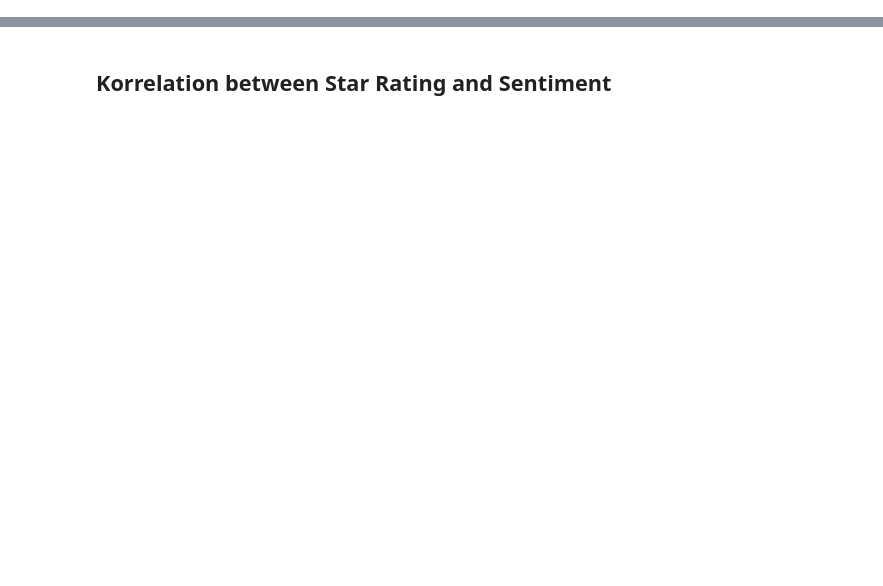
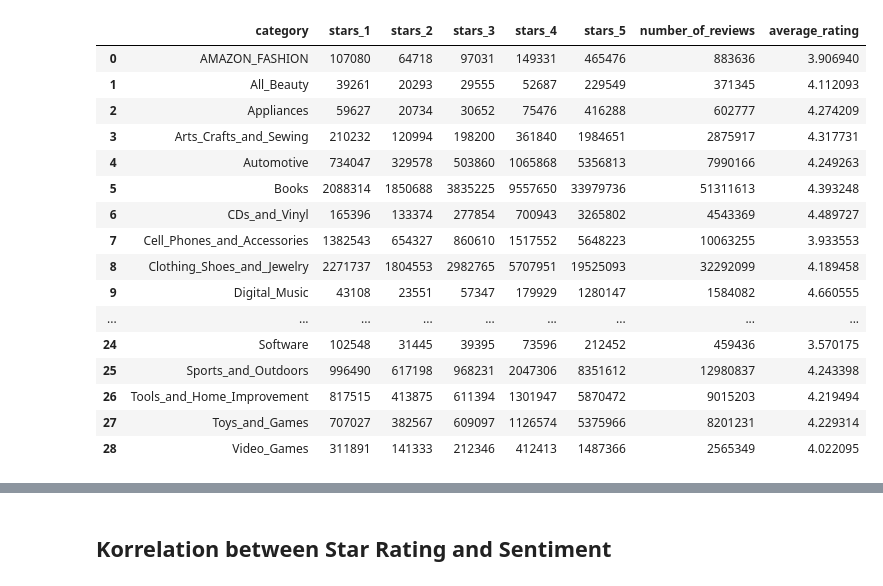
Before and after one commit to mkleinegger/amazon-reviews-sentinent-analysis, a Jupyter notebook: question1.ipynb, the cells around one changed output, grey strips where cells are left out. Drawn from its saved outputs; the diff is of its cells as text; code cells hidden in the pictures; blank space fills up the shorter version.

```diff
--- a/question1.ipynb
+++ b/question1.ipynb
@@ -327,0 +8,16 @@ print(data_sample.shape)
+# %%
+import pyspark.pandas as ps
+import pandas as pd
+import numpy as np
+import seaborn as sns
+import matplotlib.pyplot as plt
+from pyspark.sql.functions import udf, count, col, coalesce, lit, avg, concat_ws
+from pyspark.sql.types import StringType, DoubleType
+from pyspark.sql import SparkSession
+from vaderSentiment.vaderSentiment import SentimentIntensityAnalyzer # Not in Requirements, poetry add vaderSentiment
+from textblob import TextBlob
+
+spark = SparkSession.builder.master('local[*]').config("spark.driver.memory", "6g").config("spark.executor.memory", "6g").config("spark.memory.offHeap.enabled","true").config("spark.memory.offHeap.size","12g").getOrCreate()
+
+data = spark.read.parquet('/data/data.parquet', index_col=['reviewerID', 'asin'])
+print(f"Shape of the DataFrame: ({data.count()}, {len(data.columns)})")
@@ -327,0 +34,3 @@ print(data_sample.shape)
+# %%
+data[data['overall'] == 0.0][['overall', 'summary', 'reviewText']].show()
+data = data.filter(data['overall'] != 0.0)
@@ -327,0 +57,41 @@ print(data_sample.shape)
+# %%
+from pyspark.sql.functions import col
+##
+## Groups by Category and counts the number of ratings per Star Rating
+## Returned Columns: 'category', 'stars_1', 'stars_2', 'stars_3', 'stars_4', 'stars_5', 'number_of_reviews', 'average_rating'
+## Returned Dataframe is a Pandas Dataframe
+##
+def reduce_to_cat_stars(data):
+    long_df = data.groupBy('category', 'overall').count()
+    df = long_df.groupBy('category').pivot('overall').sum("count")
+
+    for i in range(1, 6):
+        df = df.withColumnRenamed(f"{i}.0", f"stars_{i}")
+
+    df = df.withColumn('number_of_reviews', col('stars_1') + col('stars_2') + col('stars_3') + col('stars_4') + col('stars_5'))
+    df = df.withColumn('average_rating', (col('stars_1') + col('stars_2') * 2 + col('stars_3') * 3 + col('stars_4') * 4 + col('stars_5') * 5) / col('number_of_reviews'))
+
+    df = df.orderBy('category')
+    return df.toPandas()
+
+
+data_cat_stars = reduce_to_cat_stars(data)
+data_cat_stars
+# %% [output]
+|  | category | stars_1 | stars_2 | stars_3 | stars_4 | stars_5 | number_of_reviews | average_rating |
+| 0 | AMAZON_FASHION | 107080 | 64718 | 97031 | 149331 | 465476 | 883636 | 3.906940 |
+| 1 | All_Beauty | 39261 | 20293 | 29555 | 52687 | 229549 | 371345 | 4.112093 |
+| 2 | Appliances | 59627 | 20734 | 30652 | 75476 | 416288 | 602777 | 4.274209 |
+| 3 | Arts_Crafts_and_Sewing | 210232 | 120994 | 198200 | 361840 | 1984651 | 2875917 | 4.317731 |
+| 4 | Automotive | 734047 | 329578 | 503860 | 1065868 | 5356813 | 7990166 | 4.249263 |
+| 5 | Books | 2088314 | 1850688 | 3835225 | 9557650 | 33979736 | 51311613 | 4.393248 |
+| 6 | CDs_and_Vinyl | 165396 | 133374 | 277854 | 700943 | 3265802 | 4543369 | 4.489727 |
+| 7 | Cell_Phones_and_Accessories | 1382543 | 654327 | 860610 | 1517552 | 5648223 | 10063255 | 3.933553 |
+| 8 | Clothing_Shoes_and_Jewelry | 2271737 | 1804553 | 2982765 | 5707951 | 19525093 | 32292099 | 4.189458 |
+| 9 | Digital_Music | 43108 | 23551 | 57347 | 179929 | 1280147 | 1584082 | 4.660555 |
+| ... | ... | ... | ... | ... | ... | ... | ... | ... |
+| 24 | Software | 102548 | 31445 | 39395 | 73596 | 212452 | 459436 | 3.570175 |
+| 25 | Sports_and_Outdoors | 996490 | 617198 | 968231 | 2047306 | 8351612 | 12980837 | 4.243398 |
+| 26 | Tools_and_Home_Improvement | 817515 | 413875 | 611394 | 1301947 | 5870472 | 9015203 | 4.219494 |
+| 27 | Toys_and_Games | 707027 | 382567 | 609097 | 1126574 | 5375966 | 8201231 | 4.229314 |
+| 28 | Video_Games | 311891 | 141333 | 212346 | 412413 | 1487366 | 2565349 | 4.022095 |
```
Also changed, not shown: parts of 38 cells of this notebook, 2 other files.
